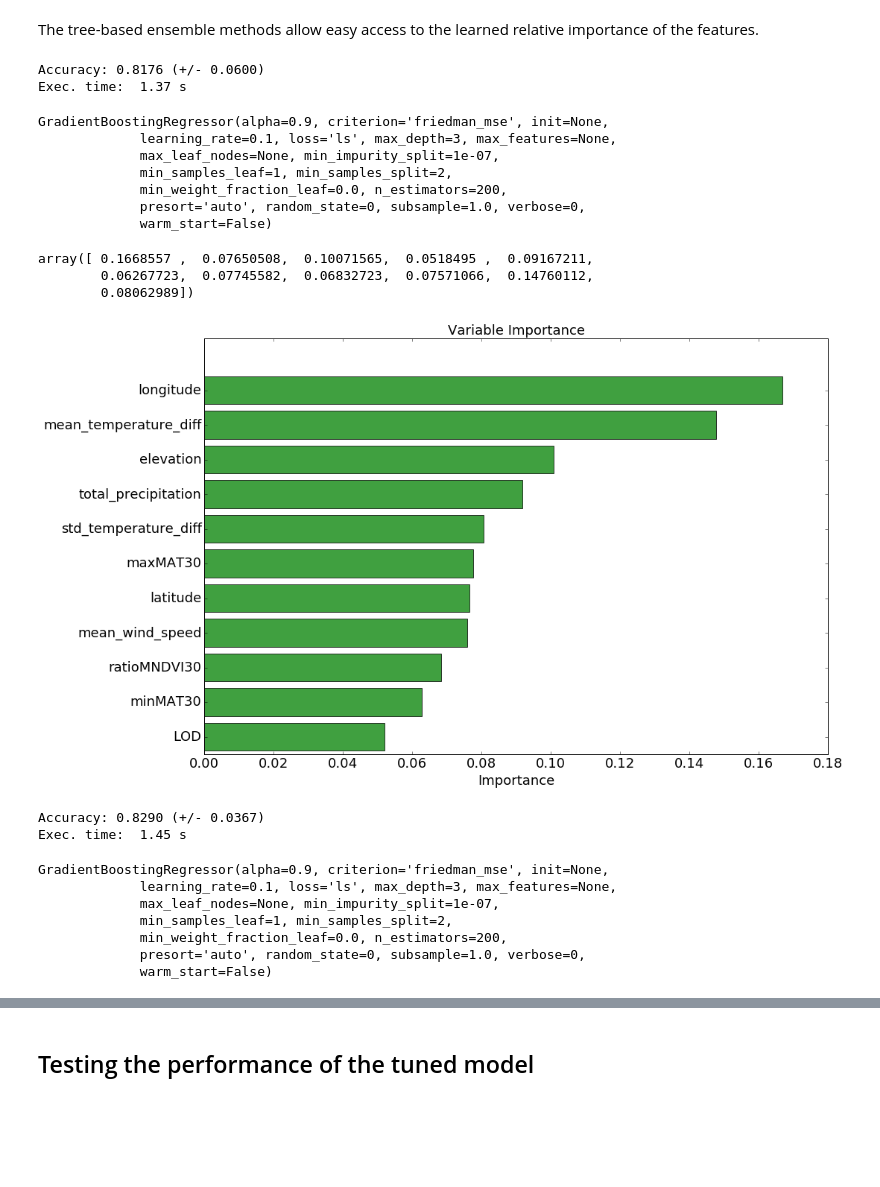
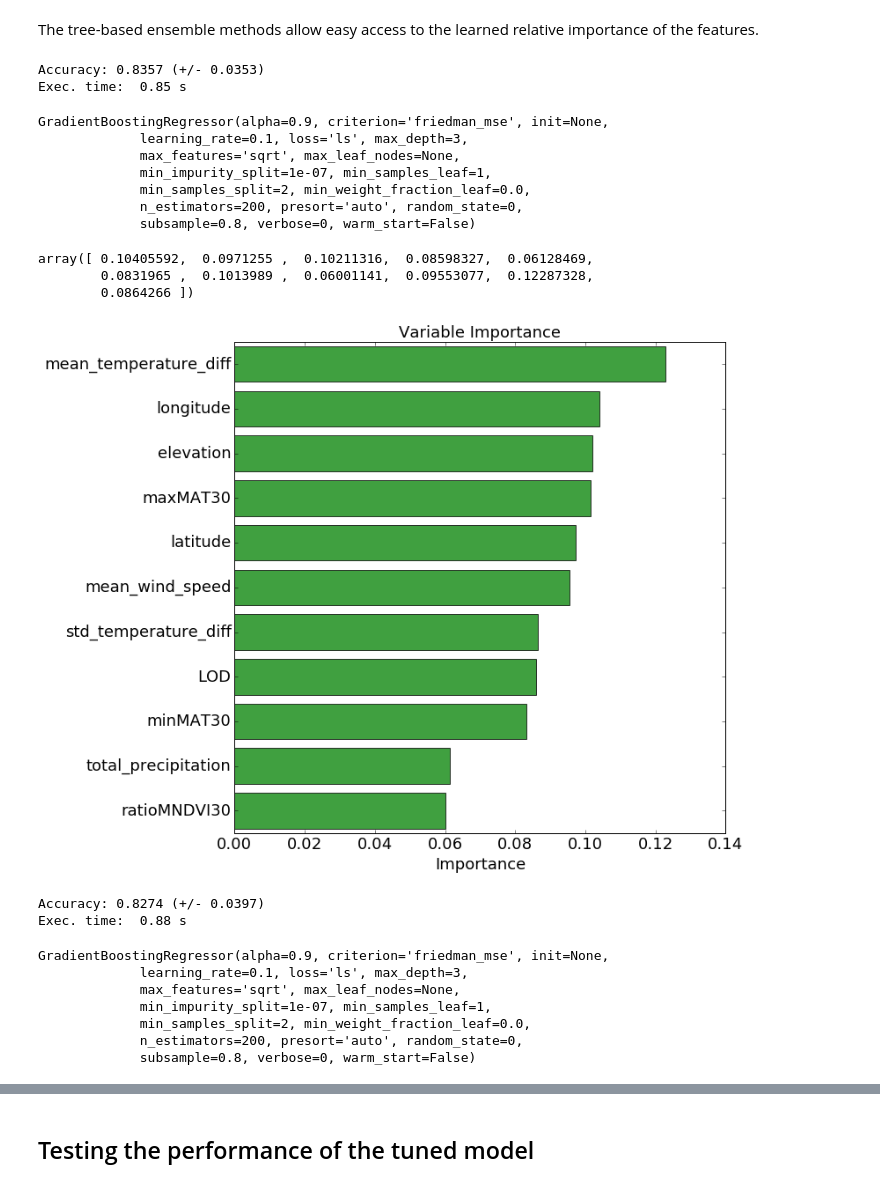
Before and after one commit to cleipski/CropPredict, a Jupyter notebook: 06_algorithm_selection.ipynb, the cells around one changed output, grey strips where cells are left out. Saved outputs shown, nothing was run; the diff lists cells and outputs as text; code cells hidden in the pictures; blank space fills up the shorter version.

```diff
--- a/06_algorithm_selection.ipynb
+++ b/06_algorithm_selection.ipynb
@@ -206,10 +204,11 @@ NameError: name 'df_2013' is not defined
 # %%
 # train_test_split splits randomly, i.e., shuffled. See docs:
 # http://scikit-learn.org/stable/modules/generated/sklearn.model_selection.train_test_split.html
+# Reserve 30% of data for testing
 from sklearn.model_selection import train_test_split
 y = df_all['yield']
 X = df_all.drop('yield',axis=1)
-X_train, X_test, y_train, y_test = train_test_split(X, y, test_size=0.2, random_state=42)
+X_train, X_test, y_train, y_test = train_test_split(X, y, test_size=0.3, random_state=42)
 # %% [markdown]
 ## Feature scaling
 # %% [markdown]
@@ -708,48 +707,49 @@ The tree-based ensemble methods allow easy access to the learned relative import
 # %%
 # Gradient boosted regression
 now = time.time()
-est = GradientBoostingRegressor(n_estimators=200, learning_rate=0.1,
-                                max_depth=3, random_state=0, loss='ls')
+est = GradientBoostingRegressor(n_estimators=200, learning_rate=0.1, max_features='sqrt',
+                                max_depth=3, random_state=0, loss='ls', subsample=0.8)
 scores = cross_val_score(est, X_train, y_train, cv=kf, scoring='r2')
 print("Accuracy: %0.4f (+/- %0.4f)" % (scores.mean(), scores.std() * 2))
 after = time.time()
 print('Exec. time: {:5.2f} s'.format(after-now))
 est.fit(X_train,y_train)
 # %% [output]
-Accuracy: 0.8176 (+/- 0.0600)
-Exec. time:  1.37 s
+Accuracy: 0.8357 (+/- 0.0353)
+Exec. time:  0.85 s
 GradientBoostingRegressor(alpha=0.9, criterion='friedman_mse', init=None,
-             learning_rate=0.1, loss='ls', max_depth=3, max_features=None,
-             max_leaf_nodes=None, min_impurity_split=1e-07,
-             min_samples_leaf=1, min_samples_split=2,
-             min_weight_fraction_leaf=0.0, n_estimators=200,
-             presort='auto', random_state=0, subsample=1.0, verbose=0,
-             warm_start=False)
+             learning_rate=0.1, loss='ls', max_depth=3,
+             max_features='sqrt', max_leaf_nodes=None,
+             min_impurity_split=1e-07, min_samples_leaf=1,
+             min_samples_split=2, min_weight_fraction_leaf=0.0,
+             n_estimators=200, presort='auto', random_state=0,
+             subsample=0.8, verbose=0, warm_start=False)
 # %%
 feature_importance = est.feature_importances_
 feature_importance
 # %% [output]
-array([ 0.1668557 ,  0.07650508,  0.10071565,  0.0518495 ,  0.09167211,
-        0.06267723,  0.07745582,  0.06832723,  0.07571066,  0.14760112,
-        0.08062989])
+array([ 0.10405592,  0.0971255 ,  0.10211316,  0.08598327,  0.06128469,
+        0.0831965 ,  0.1013989 ,  0.06001141,  0.09553077,  0.12287328,
+        0.0864266 ])
 # %%
-fig, ax = plt.subplots(figsize=(15, 10))
+fig, ax = plt.subplots(figsize=(10, 10))
 
 feature_importance = est.feature_importances_
 # make importances relative to max importance
 # feature_importance = 100.0 * (feature_importance / feature_importance.max())
 sorted_idx = np.argsort(feature_importance)
 pos = np.arange(sorted_idx.shape[0]) + .5
 plt.barh(pos, feature_importance[sorted_idx], align='center', color='g',alpha=0.75)
 plt.yticks(pos, np.array(X_train.columns)[sorted_idx])
 plt.xlabel('Importance', fontsize=18)
+ax.set_ylim(0,11)
 plt.title('Variable Importance', fontsize=18)
 ax.tick_params(labelsize=18)
 
 
-plt.show()
+plt.savefig(os.path.join(cwd,'images','feature_importance.png'), bbox_inches='tight')
 # %% [output]
-[figure, old version]
+[figure, new version]
 # %%
 X_train_rf = X_train.copy()
 y_train_rf = y_train.copy()
@@ -759,23 +759,24 @@ X_train_rf.drop('LOD', axis=1, inplace=True)
 
 # Gradient boosted regression
 now = time.time()
-est = GradientBoostingRegressor(n_estimators=200, learning_rate=0.1,
-                                max_depth=3, random_state=0, loss='ls')
+est = GradientBoostingRegressor(n_estimators=200, learning_rate=0.1, max_features='sqrt',
+                                max_depth=3, random_state=0, loss='ls', subsample=0.8)
+
 scores = cross_val_score(est, X_train_rf, y_train_rf, cv=kf, scoring=cv_scoring)
 print("Accuracy: %0.4f (+/- %0.4f)" % (scores.mean(), scores.std() * 2))
 after = time.time()
 print('Exec. time: {:5.2f} s'.format(after-now))
 est.fit(X_train_rf, y_train_rf)
 # %% [output]
-Accuracy: 0.8290 (+/- 0.0367)
-Exec. time:  1.45 s
+Accuracy: 0.8274 (+/- 0.0397)
+Exec. time:  0.88 s
 GradientBoostingRegressor(alpha=0.9, criterion='friedman_mse', init=None,
-             learning_rate=0.1, loss='ls', max_depth=3, max_features=None,
-             max_leaf_nodes=None, min_impurity_split=1e-07,
-             min_samples_leaf=1, min_samples_split=2,
-             min_weight_fraction_leaf=0.0, n_estimators=200,
-             presort='auto', random_state=0, subsample=1.0, verbose=0,
-             warm_start=False)
+             learning_rate=0.1, loss='ls', max_depth=3,
+             max_features='sqrt', max_leaf_nodes=None,
+             min_impurity_split=1e-07, min_samples_leaf=1,
+             min_samples_split=2, min_weight_fraction_leaf=0.0,
+             n_estimators=200, presort='auto', random_state=0,
+             subsample=0.8, verbose=0, warm_start=False)
 # %%
 feature_importance = est.feature_importances_
 feature_importance
```
Also changed, not shown: parts of 14 cells of this notebook, 5 other files.
